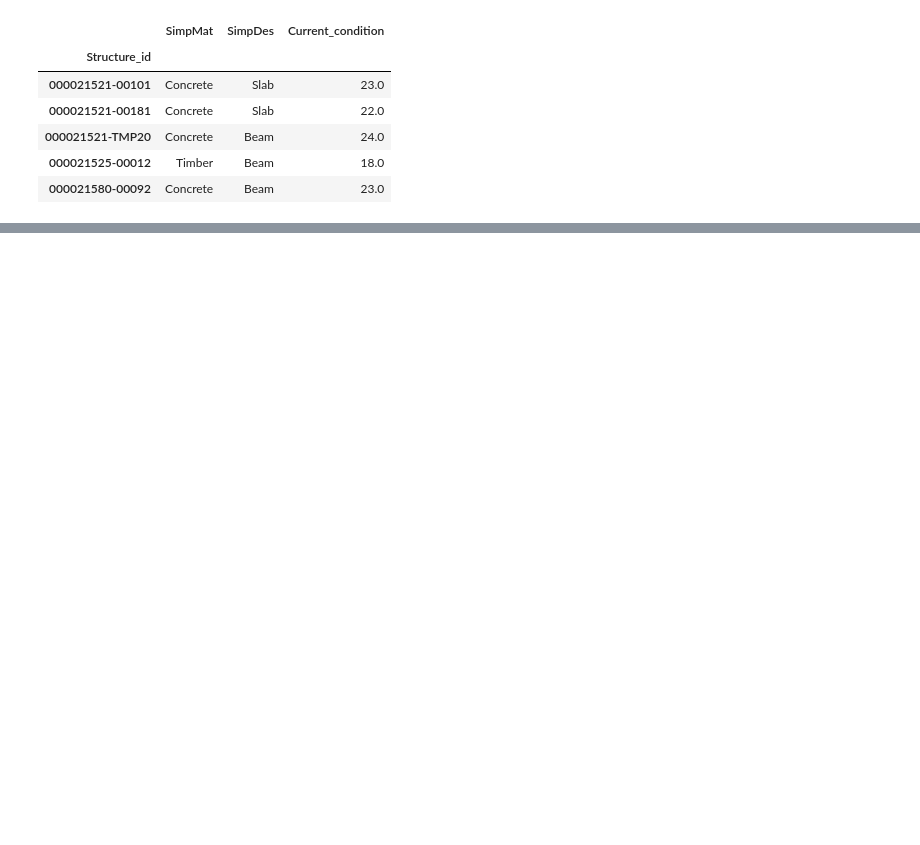
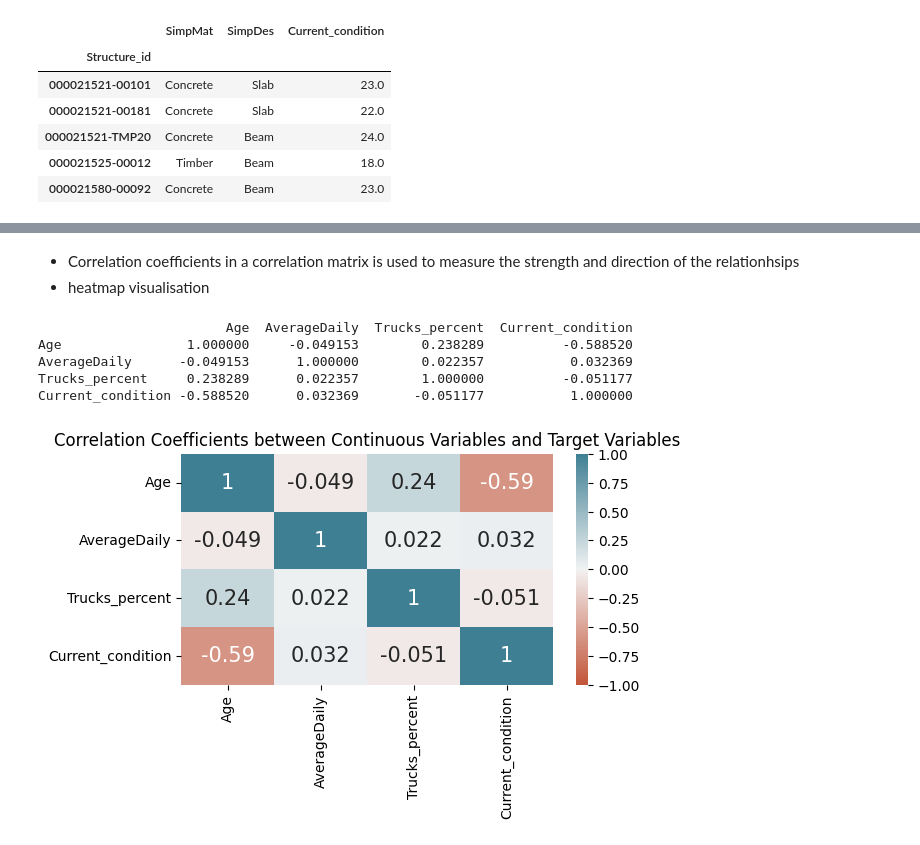
Before and after one commit to Ericazzzzzz/Texas-Bridges-Condition-Analysis, a Jupyter notebook: ECS7024P_CW2.ipynb, the cells around one changed output, grey strips where cells are left out. Drawn from its saved outputs; the diff is of its cells as text; code cells hidden in the pictures; blank space fills up the shorter version.

```diff
--- a/ECS7024P_CW2.ipynb
+++ b/ECS7024P_CW2.ipynb
@@ -280,0 +396,24 @@ bridges_filtered_age[['SimpMat', 'SimpDes', 'Current_condition']].head()
+# %% [markdown]
+
+- Correlation coefficients in a correlation matrix is used to measure the strength and direction of  the relationhsips
+- heatmap visualisation
+# %%
+# Correlation matrix
+correlation_matrix = bridges_filtered_age[['Age', 'AverageDaily', 'Trucks_percent', 'Current_condition']].corr()
+print(correlation_matrix)
+
+# Heatmap
+plt.figure(figsize=(6, 3))
+sns.heatmap (correlation_matrix,
+            vmin=-1, vmax=1, cmap=sns.diverging_palette(20, 220, as_cmap=True),
+            annot=True, annot_kws={"size": 15})
+
+plt.title("Correlation Coefficients between Continuous Variables and Target Variables")
+plt.show()
+# %% [output]
+                        Age  AverageDaily  Trucks_percent  Current_condition
+Age                1.000000     -0.049153        0.238289          -0.588520
+AverageDaily      -0.049153      1.000000        0.022357           0.032369
+Trucks_percent     0.238289      0.022357        1.000000          -0.051177
+Current_condition -0.588520      0.032369       -0.051177           1.000000
+[figure, added]
```
Also changed, not shown: parts of 22 cells of this notebook.
